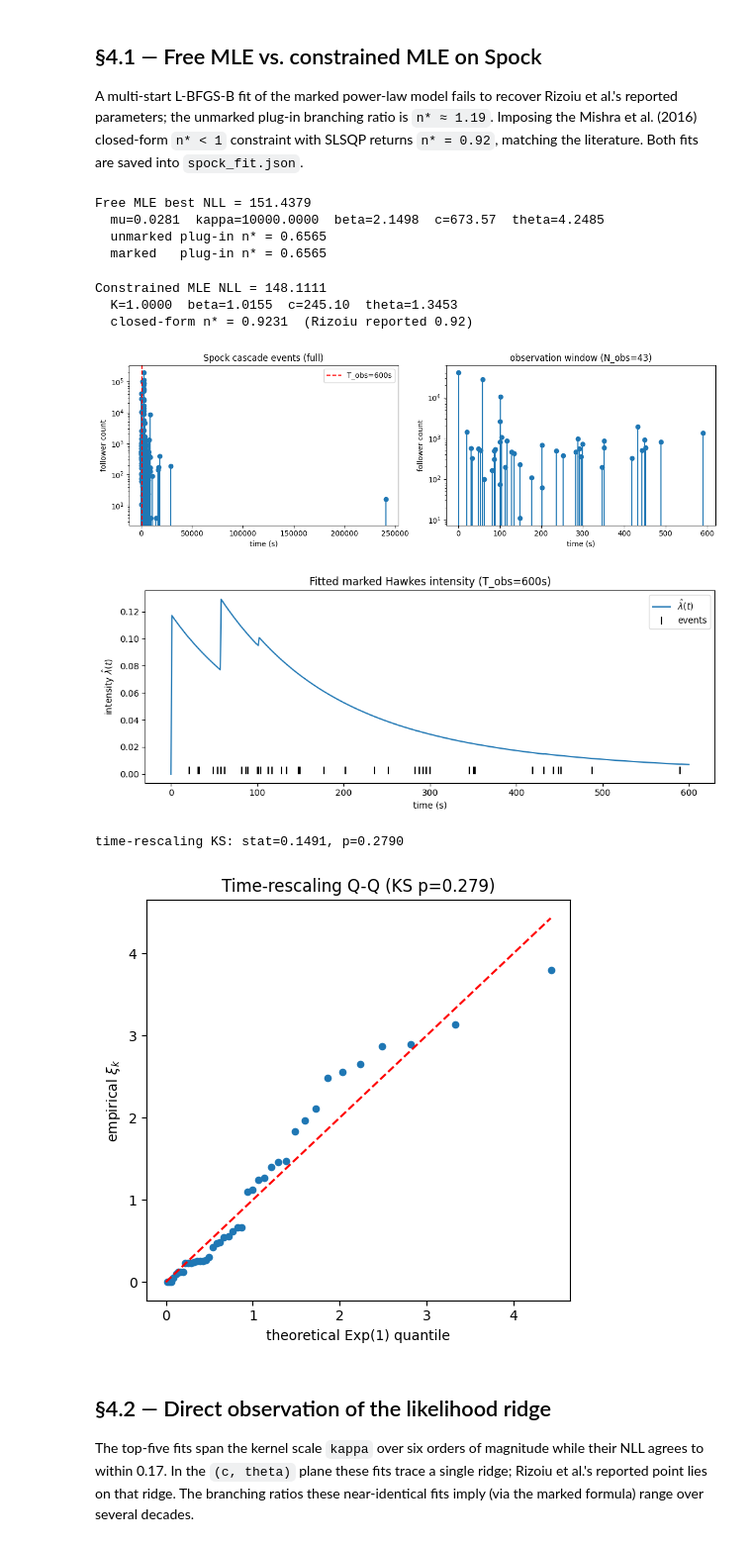
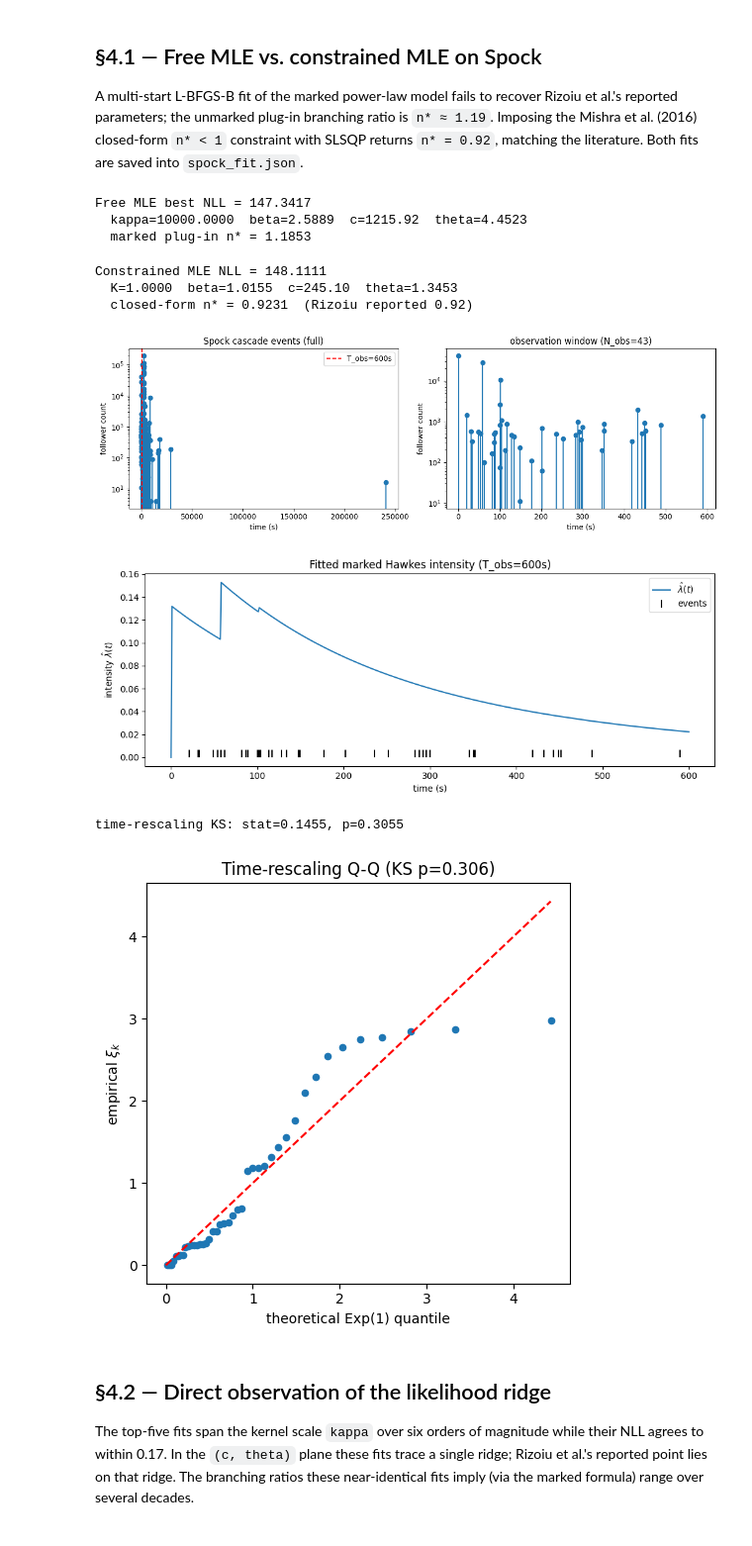
Before and after one commit to nostos-lab/hawkes-spock, a Jupyter notebook: notebooks/main.ipynb, the cells around one changed output. Shown at 99% size. Drawn from its saved outputs; the diff is of its cells as text; code cells hidden in the pictures.

```diff
--- a/notebooks/main.ipynb
+++ b/notebooks/main.ipynb
@@ -68,32 +68,30 @@ N_obs in [0, 600] s = 43
 
 A multi-start L-BFGS-B fit of the marked power-law model fails to recover Rizoiu et al.'s reported parameters; the unmarked plug-in branching ratio is `n* ≈ 1.19`. Imposing the Mishra et al. (2016) closed-form `n* < 1` constraint with SLSQP returns `n* = 0.92`, matching the literature. Both fits are saved into `spock_fit.json`.
 # %%
-# Free MLE: multi-start L-BFGS-B on [mu, kappa, beta, c, theta]
-FREE_BOUNDS = [(1e-3, 5.0), (1e-6, 1e4), (0.1, 3.0), (0.1, 5000.0), (0.05, 5.0)]
+# Free MLE: multi-start L-BFGS-B, cascade marked power-law (mu=0, Rizoiu form)
+# Matches notebook 04: 4 params [kappa, beta, c, theta], seed (i=0) excluded.
+FREE_BOUNDS = [(1e-4, 1e4), (1e-4, 1e4), (1e-4, 1e4), (1e-4, 1e4)]
 free_result = mle.fit_multi_start(
-    likelihood.nll_marked_powerlaw,
+    likelihood.nll_cascade_marked_powerlaw,
     (t_obs, m_obs, T_OBS),
-    mle.sample_init_marked_free_beta,
+    mle.sample_init_cascade_marked,
     FREE_BOUNDS,
-    n_inits=20,
+    n_inits=40,
     rng=rng,
 )
 fit_best = free_result.best
-mu_b, kap_b, bet_b, c_b, the_b = fit_best.params
+kap_b, bet_b, c_b, the_b = fit_best.params
 
-n_star_plugin_unmarked = kap_b * float(np.mean(m_obs ** bet_b)) * (c_b ** (-the_b)) / the_b
 E_m_beta_at_best = float(np.mean(m_obs ** bet_b))
-n_star_plugin_marked = kernels.branching_factor_marked(kap_b, bet_b, c_b, the_b, E_m_beta_at_best)
+n_star_plugin = kernels.branching_factor_marked(kap_b, bet_b, c_b, the_b, E_m_beta_at_best)
 
 print(f"Free MLE best NLL = {fit_best.nll:.4f}")
-print(f"  mu={mu_b:.4f}  kappa={kap_b:.4f}  beta={bet_b:.4f}  c={c_b:.2f}  theta={the_b:.4f}")
-print(f"  unmarked plug-in n* = {n_star_plugin_unmarked:.4f}")
-print(f"  marked   plug-in n* = {n_star_plugin_marked:.4f}")
+print(f"  kappa={kap_b:.4f}  beta={bet_b:.4f}  c={c_b:.2f}  theta={the_b:.4f}")
+print(f"  marked plug-in n* = {n_star_plugin:.4f}")
 # %% [output]
-Free MLE best NLL = 151.4379
-  mu=0.0281  kappa=10000.0000  beta=2.1498  c=673.57  theta=4.2485
-  unmarked plug-in n* = 0.6565
-  marked   plug-in n* = 0.6565
+Free MLE best NLL = 147.3417
+  kappa=10000.0000  beta=2.5889  c=1215.92  theta=4.4523
+  marked plug-in n* = 1.1853
 # %%
 # Constrained MLE (Mishra et al. 2016 closed form, SLSQP n* < 1) on Spock.
 spock_constrained = faithful_constraint.fit_one_cascade(
@@ -113,7 +111,7 @@ Constrained MLE NLL = 148.1111
   K=1.0000  beta=1.0155  c=245.10  theta=1.3453
   closed-form n* = 0.9231  (Rizoiu reported 0.92)
 # %%
-# Figure 1 — cascade overview
+# Figure 1 - cascade overview
 fig, ax = plt.subplots(1, 2, figsize=(12, 4))
 ax[0].stem(spock_t, spock_m, basefmt=" ", markerfmt="o", linefmt="-")
 ax[0].axvline(T_OBS, color="red", ls="--", label=f"T_obs={T_OBS:.0f}s")
@@ -128,7 +126,7 @@ plt.tight_layout()
 plt.savefig(RESULTS_DIR / "fig01_spock_cascade.png", dpi=120)
 plt.show()
 
-# Figure 2 — fitted intensity overlay
+# Figure 2 - fitted intensity overlay (mu=0 cascade)
 grid = np.linspace(0, T_OBS, 600)
 lam_grid = np.zeros_like(grid)
 for k, gt in enumerate(grid):
@@ -136,40 +134,39 @@ for k, gt in enumerate(grid):
     if past.sum() == 0:
         continue
     tau = gt - t_obs[past]
     lam_grid[k] = (kap_b * (m_obs[past] ** bet_b) * (tau + c_b) ** (-(1.0 + the_b))).sum()
 fig, ax = plt.subplots(figsize=(10, 4))
 ax.plot(grid, lam_grid, label=r"$\hat\lambda(t)$")
 ax.scatter(t_obs[1:], np.zeros_like(t_obs[1:]) + lam_grid.max() * 0.02,
            marker="|", s=80, color="black", label="events")
 ax.set_xlabel("time (s)"); ax.set_ylabel(r"intensity $\hat\lambda(t)$")
 ax.set_title(f"Fitted marked Hawkes intensity (T_obs={T_OBS:.0f}s)")
 ax.legend()
 plt.tight_layout()
 plt.savefig(RESULTS_DIR / "fig02_intensity_fit.png", dpi=120)
 plt.show()
 
-# Figure 3 — time-rescaling residual Q-Q
-xi = diagnostics.time_rescaling_xi_marked(
-    t_obs, m_obs, np.array([mu_b, kap_b, bet_b, c_b, the_b])
+# Figure 3 - time-rescaling residual Q-Q (cascade marked, mu=0, seed excluded)
+xi = diagnostics.time_rescaling_xi_cascade_marked(
+    t_obs, m_obs, np.array([kap_b, bet_b, c_b, the_b])
 )
-xi = xi[1:]  # drop the seed event (tau_0 = 0 degenerate gap)
 ks_stat, ks_p = kstest(xi, "expon")
 print(f"time-rescaling KS: stat={ks_stat:.4f}, p={ks_p:.4f}")
 fig, ax = plt.subplots(figsize=(5, 5))
 q_theo = -np.log(1 - (np.arange(1, len(xi) + 1) - 0.5) / len(xi))
 ax.scatter(q_theo, np.sort(xi), s=20)
 ax.plot([0, q_theo.max()], [0, q_theo.max()], "r--")
 ax.set_xlabel("theoretical Exp(1) quantile")
 ax.set_ylabel(r"empirical $\xi_k$")
 ax.set_title(f"Time-rescaling Q-Q (KS p={ks_p:.3f})")
 plt.tight_layout()
 plt.savefig(RESULTS_DIR / "fig03_residual_qq.png", dpi=120)
 plt.show()
 # %% [output]
 [figure]
-[figure, old version]
+[figure, new version]
-time-rescaling KS: stat=0.1491, p=0.2790
+time-rescaling KS: stat=0.1455, p=0.3055
-[figure, old version]
+[figure, new version]
 # %% [markdown]
 ## §4.2 — Direct observation of the likelihood ridge
 
```
Also changed, not shown: parts of 2 cells of this notebook.
